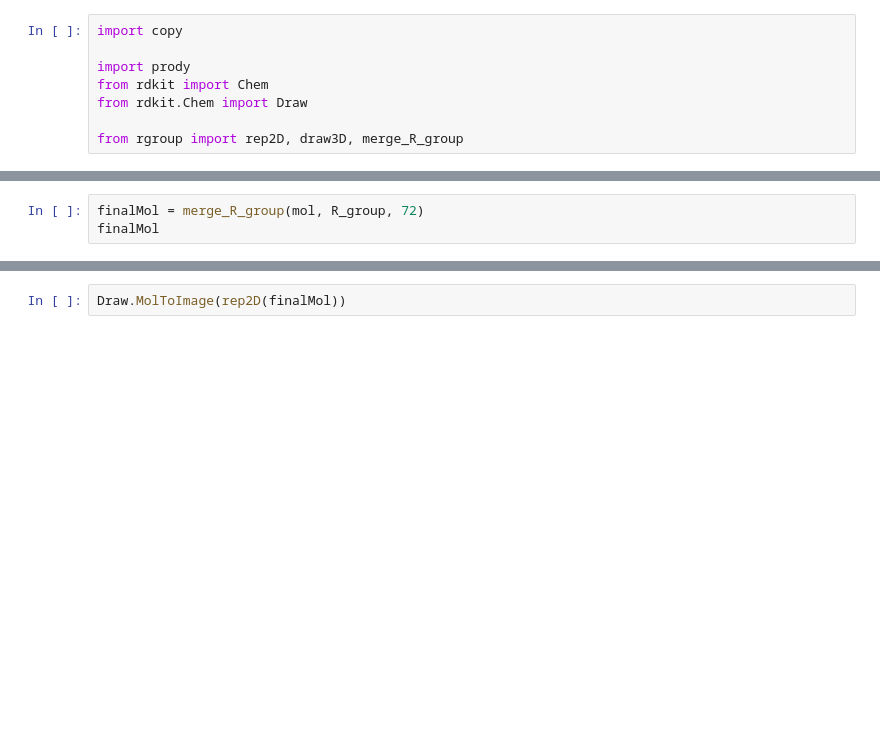
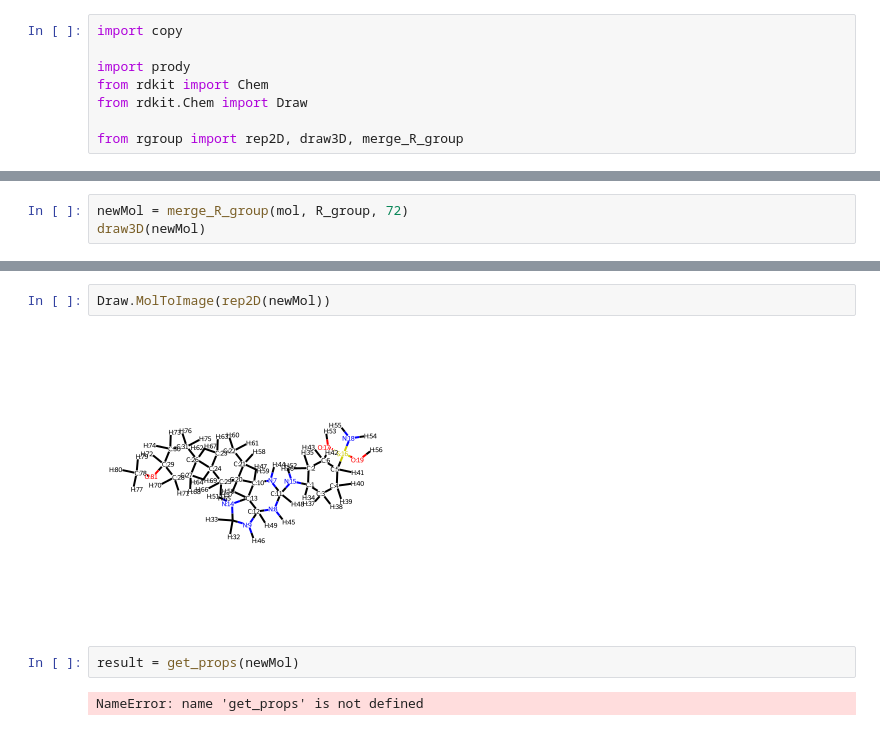
Before and after one commit to cole-group/FEgrow, a Jupyter notebook: rgroups.ipynb, the cells around one changed output, grey strips where cells are left out. Drawn from its saved outputs; the diff is of its cells as text; blank space fills up the shorter version.

```diff
--- a/rgroups.ipynb
+++ b/rgroups.ipynb
@@ -29,3 +36,3 @@ viewer = draw3D(mol)
 # %%
-finalMol = merge_R_group(mol, R_group, 72)
-finalMol
+newMol = merge_R_group(mol, R_group, 72)
+draw3D(newMol)
@@ -32,2 +43,8 @@ finalMol
 # %%
-Draw.MolToImage(rep2D(finalMol))
+Draw.MolToImage(rep2D(newMol))
+# %% [output]
+[figure, added]
+# %%
+result = get_props(newMol)
+# %% [output]
+NameError: name 'get_props' is not defined
```
Also changed, not shown: parts of 5 cells of this notebook, 1 other file.
